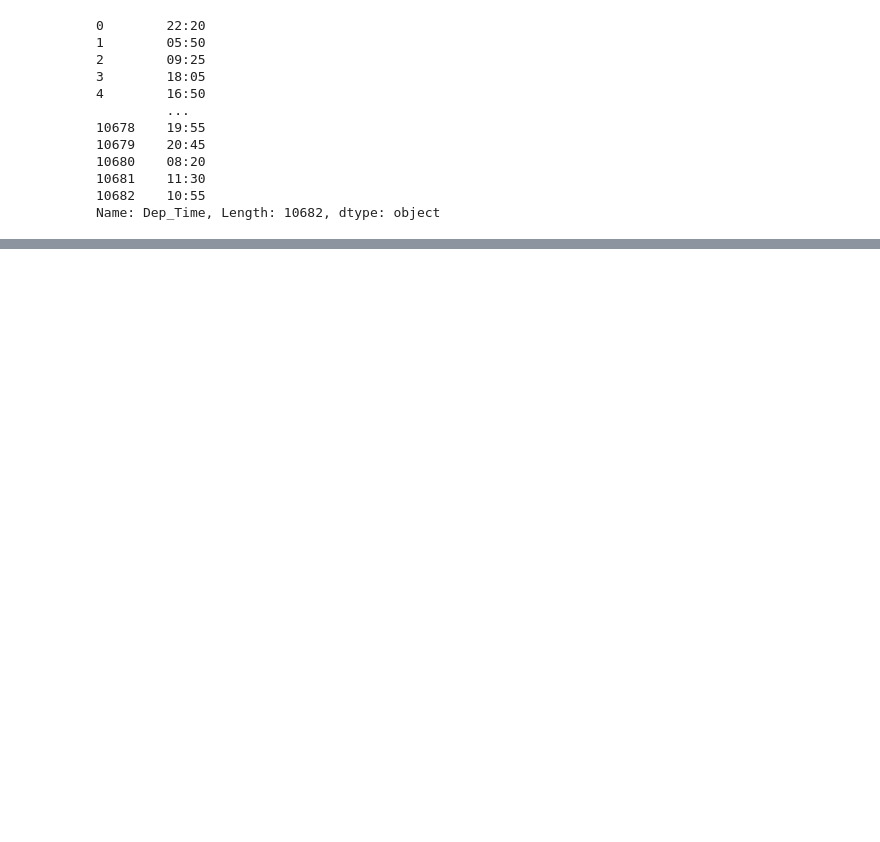
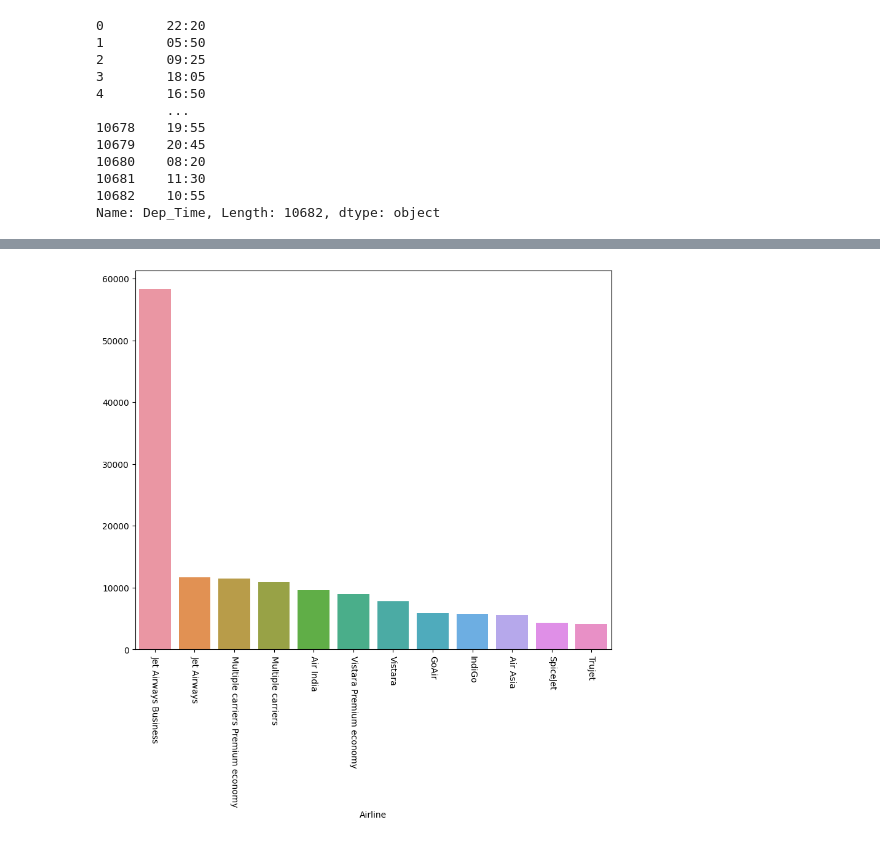
Before and after one commit to RochaErik/Project-Flight-Price-Predictor, a Jupyter notebook: Flight_Price_Predictor.ipynb, the cells around one changed output, grey strips where cells are left out. Drawn from its saved outputs; the diff is of its cells as text; code cells hidden in the pictures; blank space fills up the shorter version.

```diff
--- a/Flight_Price_Predictor.ipynb
+++ b/Flight_Price_Predictor.ipynb
@@ -135,0 +133,3 @@ df.drop(columns='Dep_Time', axis=1, inplace=True)
+# %%
+duration[1].fillna('00m',inplace=True)   #fill all "NAN" with '00m'
+duration
@@ -135,0 +150,3 @@ df.drop(columns='Dep_Time', axis=1, inplace=True)
+# %%
+df['Duration_Hr']=duration[0].apply(lambda x: x[:-1]) #select the item at index o and leave the last one (in this case the 'h')
+df['Duration_Hr']
@@ -135,0 +166,3 @@ df.drop(columns='Dep_Time', axis=1, inplace=True)
+# %%
+df['Duration_Min']=duration[1].apply(lambda x: x[:-1]) #select the item at index 1 and leave the last one (in this case the 'm')
+df['Duration_Min']
@@ -135,0 +182,2 @@ df.drop(columns='Dep_Time', axis=1, inplace=True)
+# %%
+df.drop(columns='Duration', axis=1, inplace=True)
@@ -135,0 +222,9 @@ df.drop(columns='Dep_Time', axis=1, inplace=True)
+# %%
+Airprices = df.groupby(df.Airline)['Price'].mean().sort_values(ascending=False)
+plt.figure(figsize=(10,8))
+sns.barplot(x=Airprices.index, y=Airprices.values, orient='v')
+plt.xticks(rotation=270)
+
+plt.show()
+# %% [output]
+[figure, added]
```
Also changed, not shown: parts of 20 cells of this notebook.
